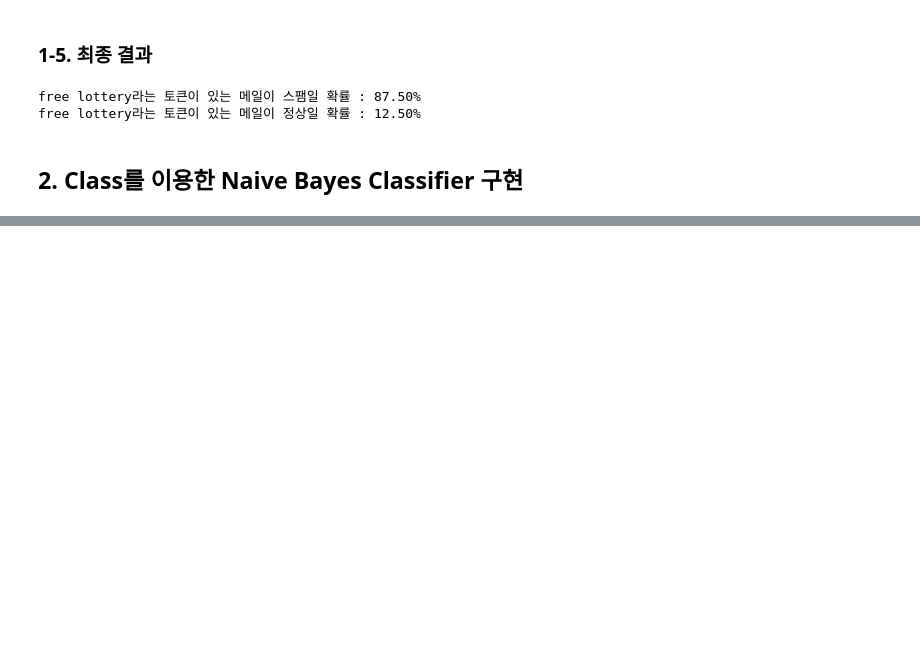
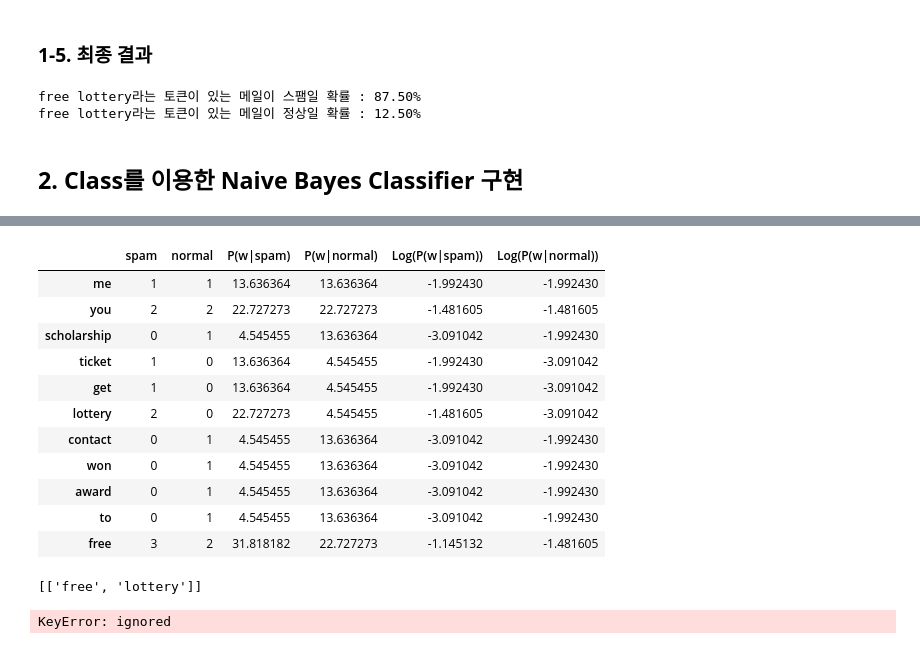
Before and after one commit to Jisang-hwang93/NLP_Class, a Jupyter notebook: 10 Naive Bayes Classifier Practice.ipynb, the cells around one changed output, grey strips where cells are left out. Saved outputs shown, nothing was run; the diff lists cells and outputs as text; code cells hidden in the pictures; blank space fills up the shorter version.

```diff
--- a/10 Naive Bayes Classifier Practice.ipynb
+++ b/10 Naive Bayes Classifier Practice.ipynb
@@ -384,0 +471,13 @@ nbc.run(check)
+# %%
+# 사전확률 계산
+prior_prob = []
+
+for type_idx in types:
+    count_type = 0
+    for i in range(len(lines)):
+        if type_idx == mail_classify['분류'][i]:
+            count_type += 1
+
+    prior_prob.append(count_type/len(lines))
+
+prior_prob, types
@@ -384,0 +486,13 @@ nbc.run(check)
+# %%
+# Laplace Smoothing
+laplace = []
+k = 0.5
+
+for i in range(len(tokens)):
+    laplace_tmp = []
+    for j in range(len(types)):
+        laplace_tmp.append((k+type_matrix[i][j])/(2*k+matrix_table[types[j]].sum())*100)
+    laplace.append(laplace_tmp)
+
+laplace_type = ["P(w|{})".format(i) for i in types]
+laplace_type, laplace
@@ -384,0 +512,11 @@ nbc.run(check)
+# %%
+# 로그 이용 언더 플로우
+log = []
+
+for i in range(len(tokens)):
+    log_tmp = []
+    for j in range(len(types)):
+        log_tmp.append(np.log(laplace[i][j]/100))
+    log.append(log_tmp)
+log_type = ["Log(P(w|{}))".format(i) for i in types]
+log_type, log
@@ -384,0 +536,43 @@ nbc.run(check)
+# %%
+word_df = pd.DataFrame(type_matrix, index=tokens, columns=types)
+laplace_df = pd.DataFrame(laplace, index=tokens, columns=laplace_type)
+log_df = pd.DataFrame(log, index=tokens, columns=log_type)
+
+df = pd.concat((word_df, laplace_df, log_df), axis=1)
+df
+# %% [output]
+|  | spam | normal | P(w|spam) | P(w|normal) | Log(P(w|spam)) | Log(P(w|normal)) |
+| me | 1 | 1 | 13.636364 | 13.636364 | -1.992430 | -1.992430 |
+| you | 2 | 2 | 22.727273 | 22.727273 | -1.481605 | -1.481605 |
+| scholarship | 0 | 1 | 4.545455 | 13.636364 | -3.091042 | -1.992430 |
+| ticket | 1 | 0 | 13.636364 | 4.545455 | -1.992430 | -3.091042 |
+| get | 1 | 0 | 13.636364 | 4.545455 | -1.992430 | -3.091042 |
+| lottery | 2 | 0 | 22.727273 | 4.545455 | -1.481605 | -3.091042 |
+| contact | 0 | 1 | 4.545455 | 13.636364 | -3.091042 | -1.992430 |
+| won | 0 | 1 | 4.545455 | 13.636364 | -3.091042 | -1.992430 |
+| award | 0 | 1 | 4.545455 | 13.636364 | -3.091042 | -1.992430 |
+| to | 0 | 1 | 4.545455 | 13.636364 | -3.091042 | -1.992430 |
+| free | 3 | 2 | 31.818182 | 22.727273 | -1.145132 | -1.481605 |
+# %%
+# 스팸 필터링 : 입력값
+check_list = "free lottery"
+
+check_token = []
+
+check_token.append(check_list.split(" "))
+
+check_token
+# %% [output]
+[['free', 'lottery']]
+# %%
+# 입력 토큰 로그들의 합
+import math
+
+spam_filter = []
+
+for i in range(len(check_token[0])):
+    filter += df[("Log(P(w|{}))".format(i) for i in types)][check_token[0][i]]
+
+filter
+# %% [output]
+KeyError: ignored
```
Also changed, not shown: parts of 30 cells of this notebook.
